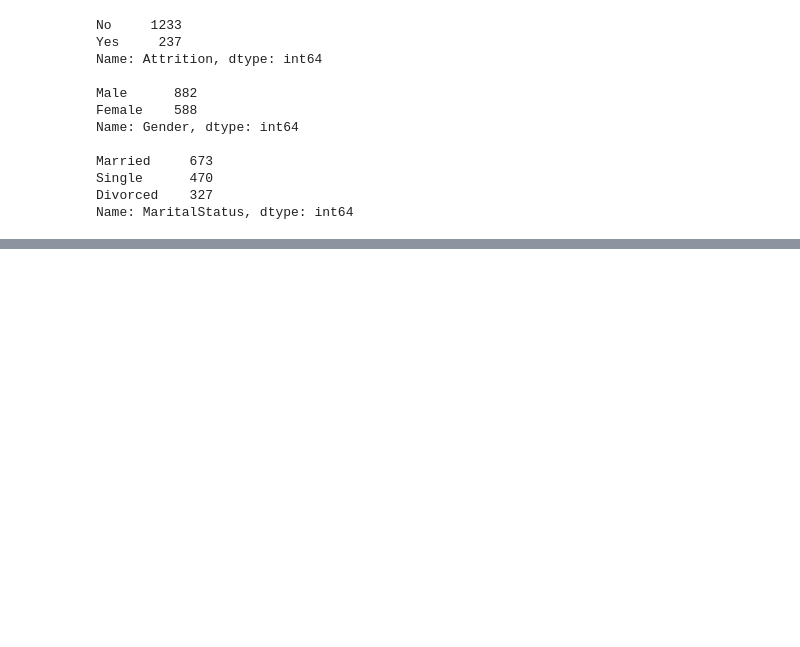
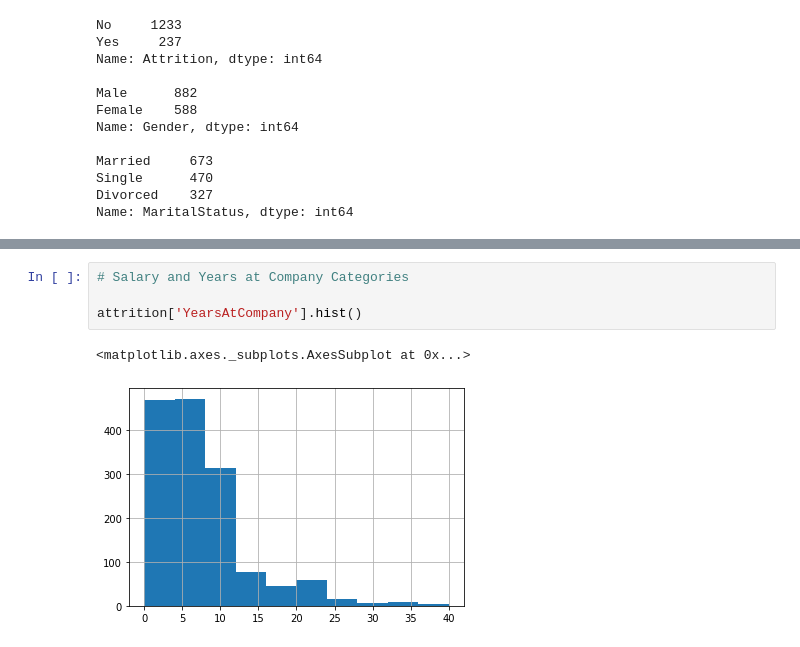
Before and after one commit to thilakshiK/Employee-Attrition, a Jupyter notebook: src/models/train_public.ipynb, the cells around one changed output, grey strips where cells are left out. Saved outputs shown, nothing was run; the diff lists cells and outputs as text; blank space fills up the shorter version.

```diff
--- a/src/models/train_public.ipynb
+++ b/src/models/train_public.ipynb
@@ -73,0 +82,7 @@ plt.show()
+# %%
+# Salary and Years at Company Categories
+
+attrition['YearsAtCompany'].hist()
+# %% [output]
+<matplotlib.axes._subplots.AxesSubplot at 0x...>
+[figure, added]
```
Also changed, not shown: parts of 21 cells of this notebook.
